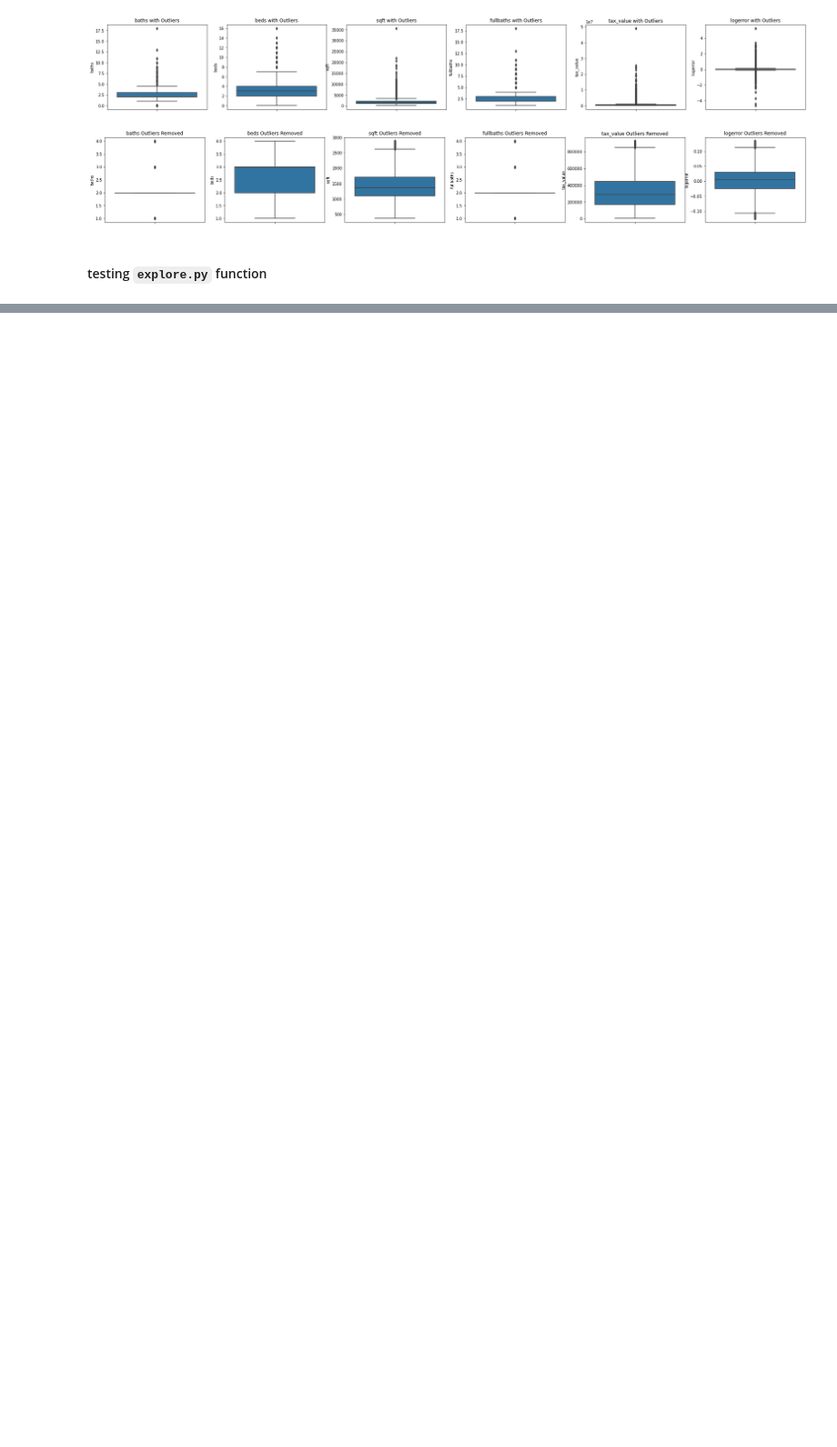
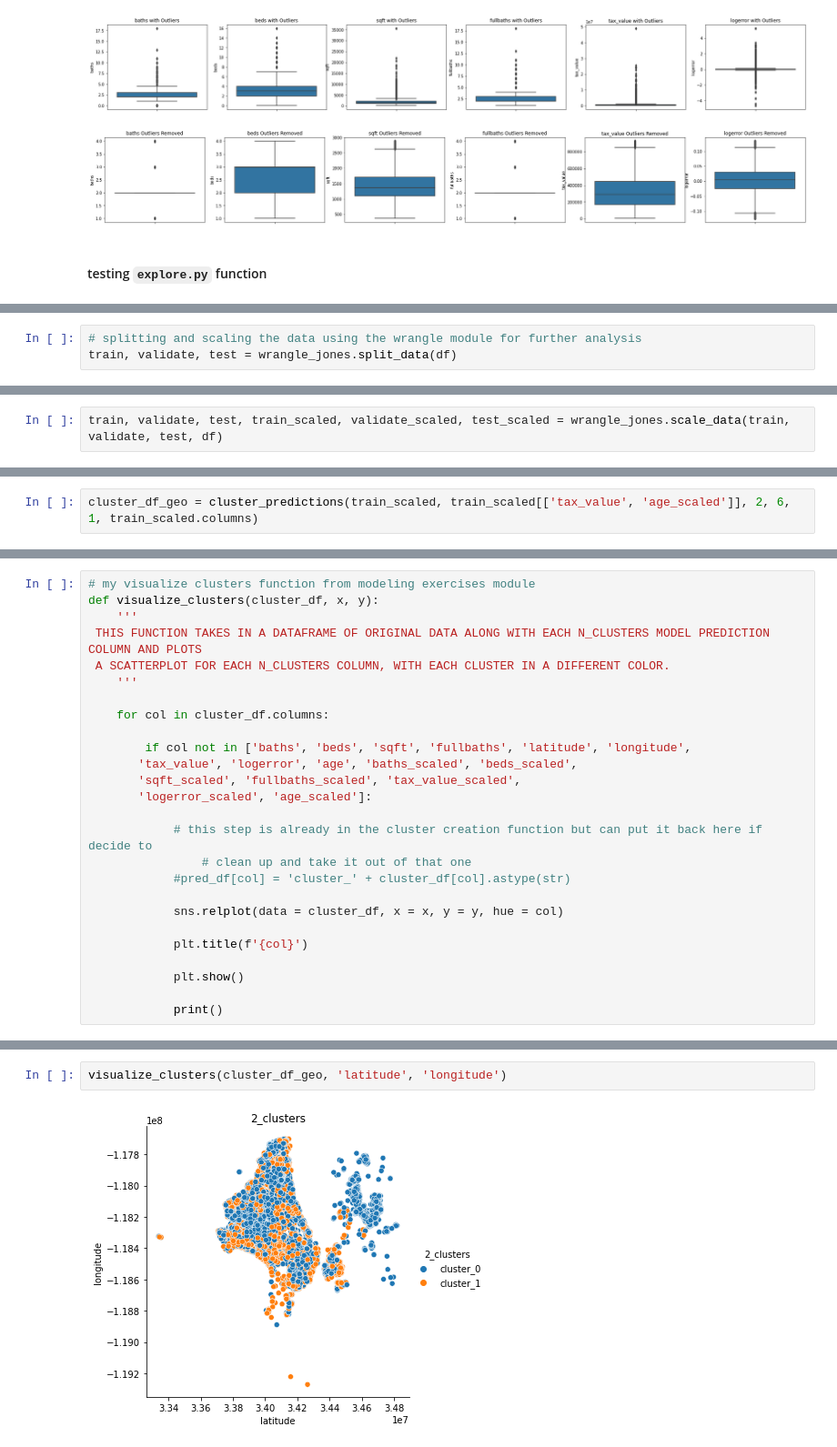
Before and after one commit to jones-stewart/zillow-clustering-project, a Jupyter notebook: 02_explore_jones.ipynb, the cells around one changed output, grey strips where cells are left out. Shown at 91% size. Drawn from its saved outputs; the diff is of its cells as text; blank space fills up the shorter version.

```diff
--- a/02_explore_jones.ipynb
+++ b/02_explore_jones.ipynb
@@ -69,0 +134,3 @@ import explore_
+# %%
+# splitting and scaling the data using the wrangle module for further analysis
+train, validate, test = wrangle_jones.split_data(df)
@@ -69,0 +147,2 @@ import explore_
+# %%
+train, validate, test, train_scaled, validate_scaled, test_scaled = wrangle_jones.scale_data(train, validate, test, df)
@@ -69,0 +252,2 @@ import explore_
+# %%
+cluster_df_geo = cluster_predictions(train_scaled, train_scaled[['tax_value', 'age_scaled']], 2, 6, 1, train_scaled.columns)
@@ -69,0 +273,26 @@ import explore_
+# %%
+# my visualize clusters function from modeling exercises module
+def visualize_clusters(cluster_df, x, y):
+    '''
+ THIS FUNCTION TAKES IN A DATAFRAME OF ORIGINAL DATA ALONG WITH EACH N_CLUSTERS MODEL PREDICTION COLUMN AND PLOTS
+ A SCATTERPLOT FOR EACH N_CLUSTERS COLUMN, WITH EACH CLUSTER IN A DIFFERENT COLOR.
+    '''
+
+    for col in cluster_df.columns:
+
+        if col not in ['baths', 'beds', 'sqft', 'fullbaths', 'latitude', 'longitude',
+       'tax_value', 'logerror', 'age', 'baths_scaled', 'beds_scaled',
+       'sqft_scaled', 'fullbaths_scaled', 'tax_value_scaled',
+       'logerror_scaled', 'age_scaled']:
+
+            # this step is already in the cluster creation function but can put it back here if decide to
+                # clean up and take it out of that one
+            #pred_df[col] = 'cluster_' + cluster_df[col].astype(str)
+
+            sns.relplot(data = cluster_df, x = x, y = y, hue = col)
+
+            plt.title(f'{col}')
+
+            plt.show()
+
+            print()
@@ -69,0 +318,4 @@ import explore_
+# %%
+visualize_clusters(cluster_df_geo, 'latitude', 'longitude')
+# %% [output]
+[figure, added]
```
Also changed, not shown: parts of 45 cells of this notebook, 3 other files.
